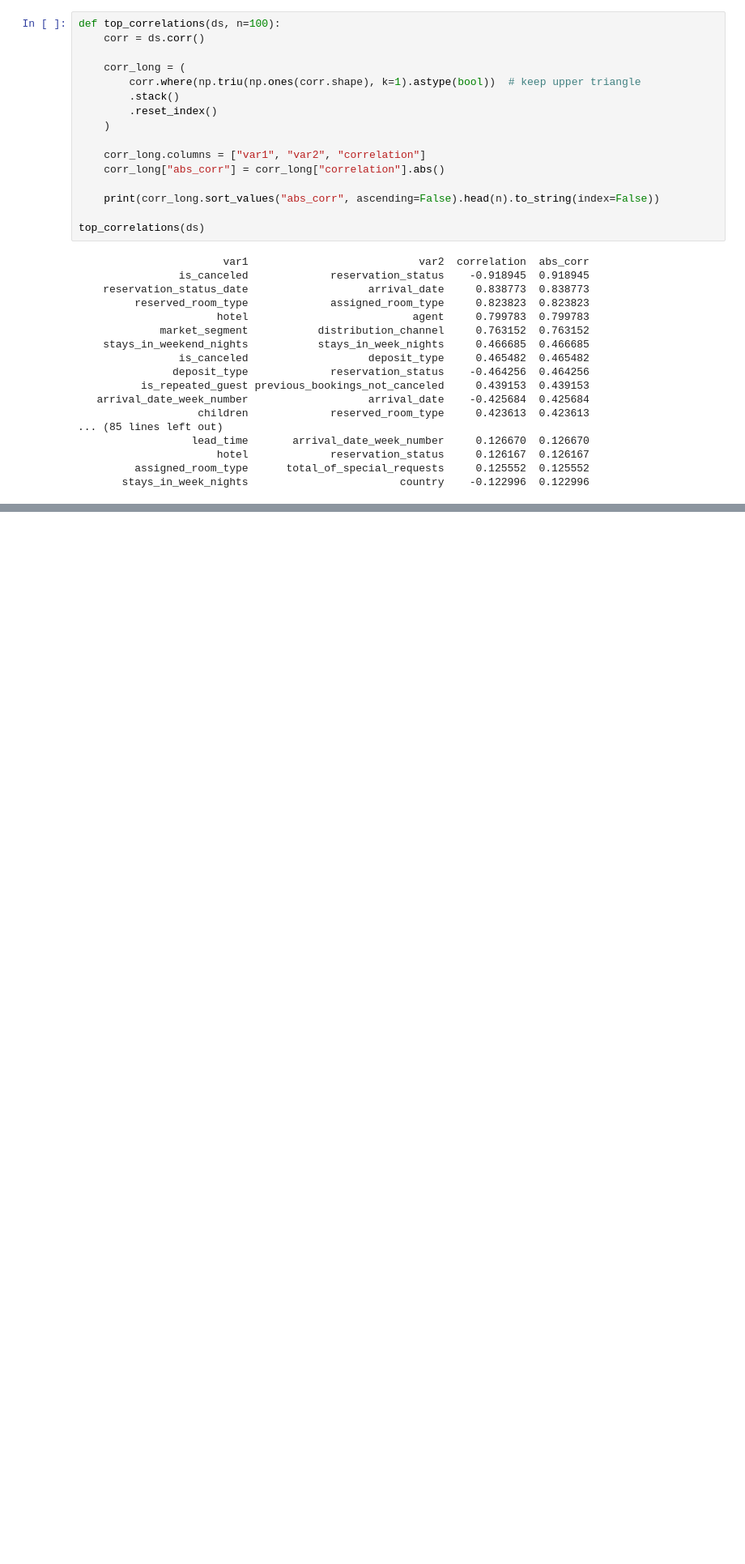
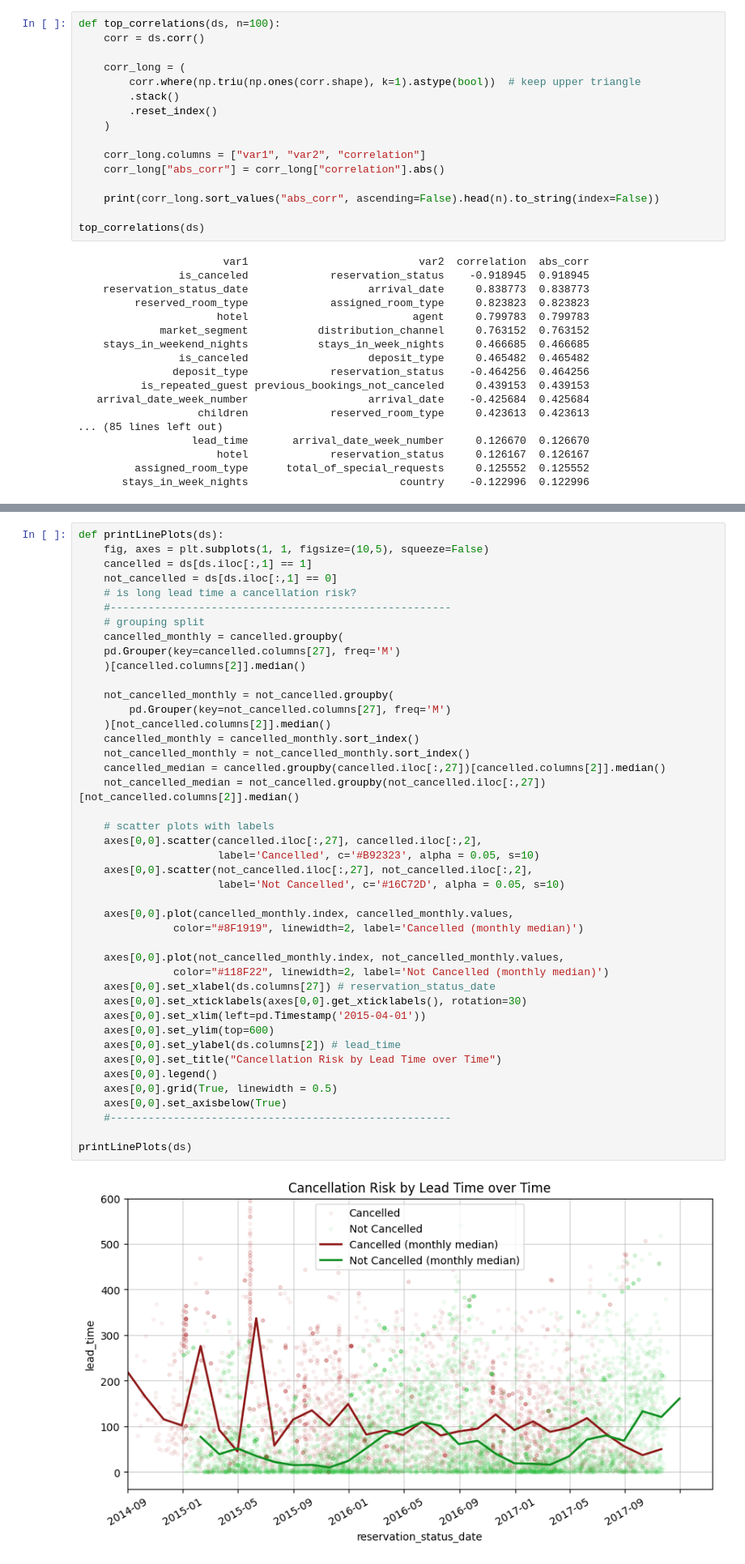
Before and after one commit to Kraszuuu/HotelBookingDemand, a Jupyter notebook: main.ipynb, the cells around one changed output, grey strips where cells are left out. Shown at 81% size. Drawn from its saved outputs; the diff is of its cells as text; blank space fills up the shorter version.

Commit message:
ADR plot arrangement, RG color palette

```diff
--- a/main.ipynb
+++ b/main.ipynb
@@ -417,0 +432,45 @@ printScatterPlots(ds)
+# %%
+def printLinePlots(ds):
+    fig, axes = plt.subplots(1, 1, figsize=(10,5), squeeze=False)
+    cancelled = ds[ds.iloc[:,1] == 1]
+    not_cancelled = ds[ds.iloc[:,1] == 0]
+    # is long lead time a cancellation risk?
+    #------------------------------------------------------
+    # grouping split
+    cancelled_monthly = cancelled.groupby(
+    pd.Grouper(key=cancelled.columns[27], freq='M')
+    )[cancelled.columns[2]].median()
+
+    not_cancelled_monthly = not_cancelled.groupby(
+        pd.Grouper(key=not_cancelled.columns[27], freq='M')
+    )[not_cancelled.columns[2]].median()
+    cancelled_monthly = cancelled_monthly.sort_index()
+    not_cancelled_monthly = not_cancelled_monthly.sort_index()
+    cancelled_median = cancelled.groupby(cancelled.iloc[:,27])[cancelled.columns[2]].median()
+    not_cancelled_median = not_cancelled.groupby(not_cancelled.iloc[:,27])[not_cancelled.columns[2]].median()
+
+    # scatter plots with labels
+    axes[0,0].scatter(cancelled.iloc[:,27], cancelled.iloc[:,2],
+                      label='Cancelled', c='#B92323', alpha = 0.05, s=10)
+    axes[0,0].scatter(not_cancelled.iloc[:,27], not_cancelled.iloc[:,2],
+                      label='Not Cancelled', c='#16C72D', alpha = 0.05, s=10)
+
+    axes[0,0].plot(cancelled_monthly.index, cancelled_monthly.values,
+               color="#8F1919", linewidth=2, label='Cancelled (monthly median)')
+
+    axes[0,0].plot(not_cancelled_monthly.index, not_cancelled_monthly.values,
+               color="#118F22", linewidth=2, label='Not Cancelled (monthly median)')
+    axes[0,0].set_xlabel(ds.columns[27]) # reservation_status_date
+    axes[0,0].set_xticklabels(axes[0,0].get_xticklabels(), rotation=30)
+    axes[0,0].set_xlim(left=pd.Timestamp('2015-04-01'))
+    axes[0,0].set_ylim(top=600)
+    axes[0,0].set_ylabel(ds.columns[2]) # lead_time
+    axes[0,0].set_title("Cancellation Risk by Lead Time over Time")
+    axes[0,0].legend()
+    axes[0,0].grid(True, linewidth = 0.5)
+    axes[0,0].set_axisbelow(True)
+    #------------------------------------------------------
+
+printLinePlots(ds)
+# %% [output]
+[figure, added]
```
Also changed, not shown: parts of 2 cells of this notebook.
